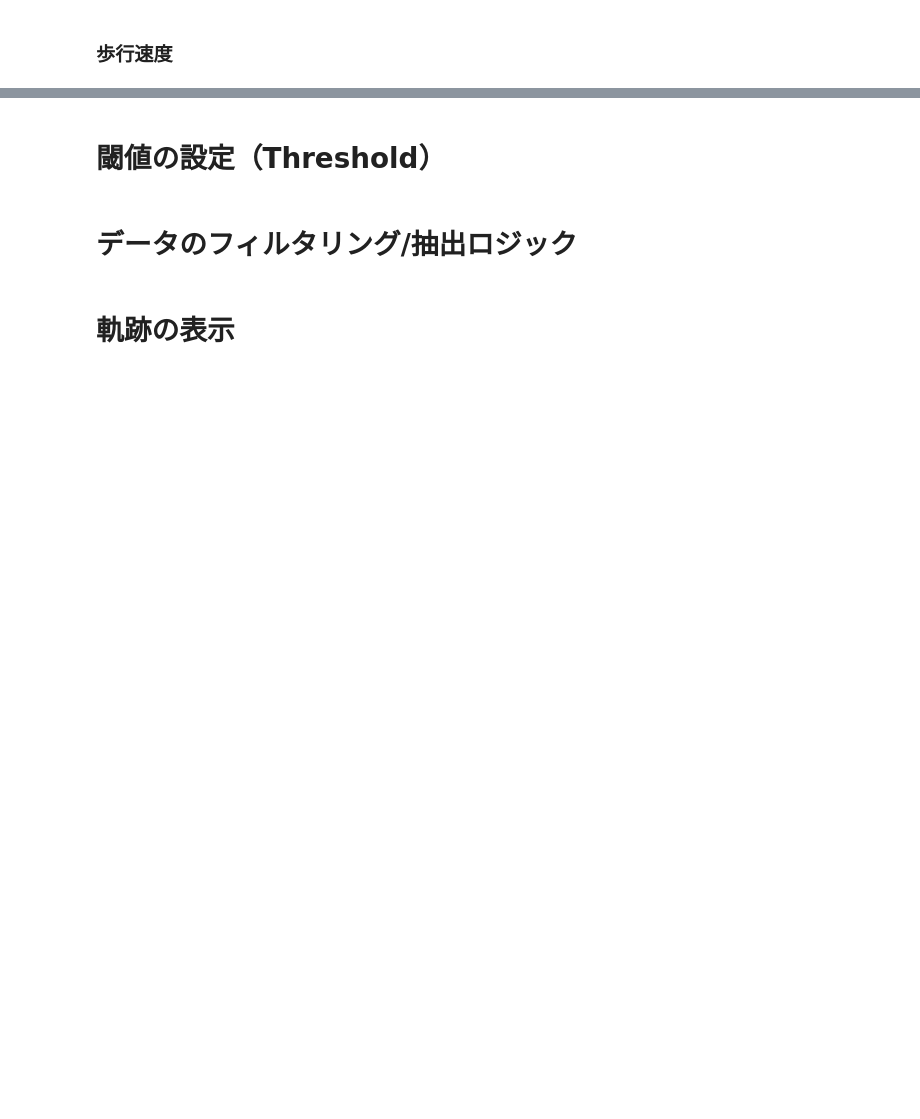
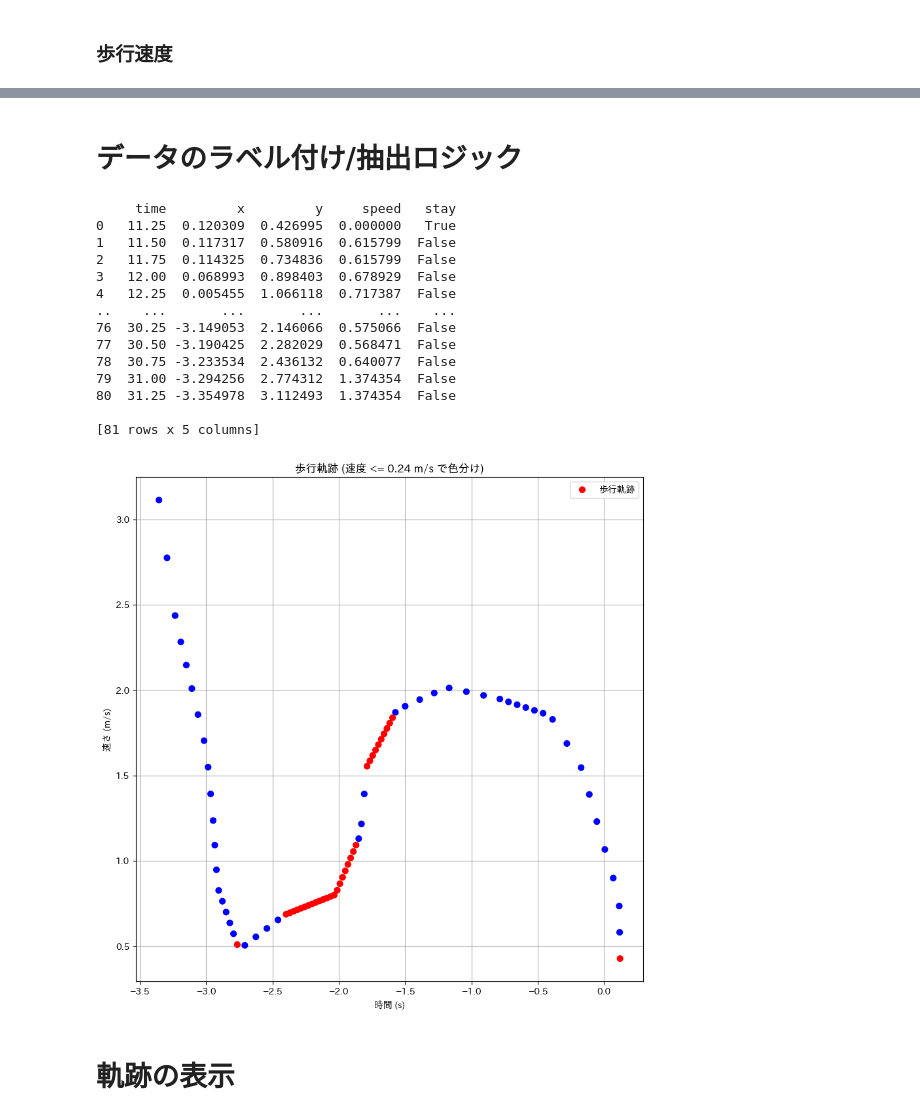
Before and after one commit to kajiLabTeam/pedestrian-behavior-comparison-system, a Jupyter notebook: src/speed/slowly/trajectoryOnlyStop.ipynb, the cells around one changed output, grey strips where cells are left out. Cells and saved outputs as stored; diff of their text form; code cells hidden in the pictures; blank space fills up the shorter version.

```diff
--- a/src/speed/slowly/trajectoryOnlyStop.ipynb
+++ b/src/speed/slowly/trajectoryOnlyStop.ipynb
@@ -66,2 +90,0 @@ plt.show()
-# %% [markdown]
-# 閾値の設定（Threshold）
@@ -70,12 +91,51 @@ threshold = 0.24
 # %% [markdown]
-# データのフィルタリング/抽出ロジック
+# データのラベル付け/抽出ロジック
 # %%
 # 時間軸での同期: 歩行軌跡データと歩行速度データは、同じ時間点に対応しているか
+df_trajectory = pd.merge(df_trajectory, df_speed[['time', 'speed']], on='time', how='left')
 
-# 条件判定: 各時間点において、その時間点の歩行速度が設定された閾値以下であるかどうかを判定します。
-if speed_i <= threshold:
+# 閾値の設定
+# 条件判定: 歩行速度が設定された閾値以下であるか
+threshold = 0.24
+df_trajectory['stay'] = df_trajectory['speed'] <= threshold
+print(df_trajectory)
+
+colors_by_speed = np.where(df_trajectory['speed'] <= threshold, 'red', 'blue')
+
+plt.figure(figsize=(10, 10))
+
+# 閾値以下の場合、赤くそれ以外は青くプロット
+plt.scatter(df_trajectory['x'], df_trajectory['y'], c=colors_by_speed, s=40, label='歩行軌跡', zorder=2)
 
 
-# 軌跡の抽出: 条件を満たした時間点に対応するX座標とY座標の組を抽出します。
+# 閾値以下の点をプロット
+# plt.scatter(df_trajectory[df_trajectory['threshold_speed']]['x'],
+#             df_trajectory[df_trajectory['threshold_speed']]['y'],
+# 			c=colors_by_speed,
+#             s=40, label=f'速度 <= {threshold} m/s', zorder=2)
+
+
+plt.xlabel('時間 (s)')
+plt.ylabel('速さ (m/s)')
+plt.title(f'歩行軌跡 (速度 <= {threshold} m/s で色分け)')
+plt.grid(True)
+plt.legend()
+plt.show()
+# %% [output]
+     time         x         y     speed   stay
+0   11.25  0.120309  0.426995  0.000000   True
+1   11.50  0.117317  0.580916  0.615799  False
+2   11.75  0.114325  0.734836  0.615799  False
+3   12.00  0.068993  0.898403  0.678929  False
+4   12.25  0.005455  1.066118  0.717387  False
+..    ...       ...       ...       ...    ...
+76  30.25 -3.149053  2.146066  0.575066  False
+77  30.50 -3.190425  2.282029  0.568471  False
+78  30.75 -3.233534  2.436132  0.640077  False
+79  31.00 -3.294256  2.774312  1.374354  False
+80  31.25 -3.354978  3.112493  1.374354  False
+
+[81 rows x 5 columns]
+[figure, added]
 # %% [markdown]
 # 軌跡の表示
```
Also changed, not shown: parts of 5 cells of this notebook.
